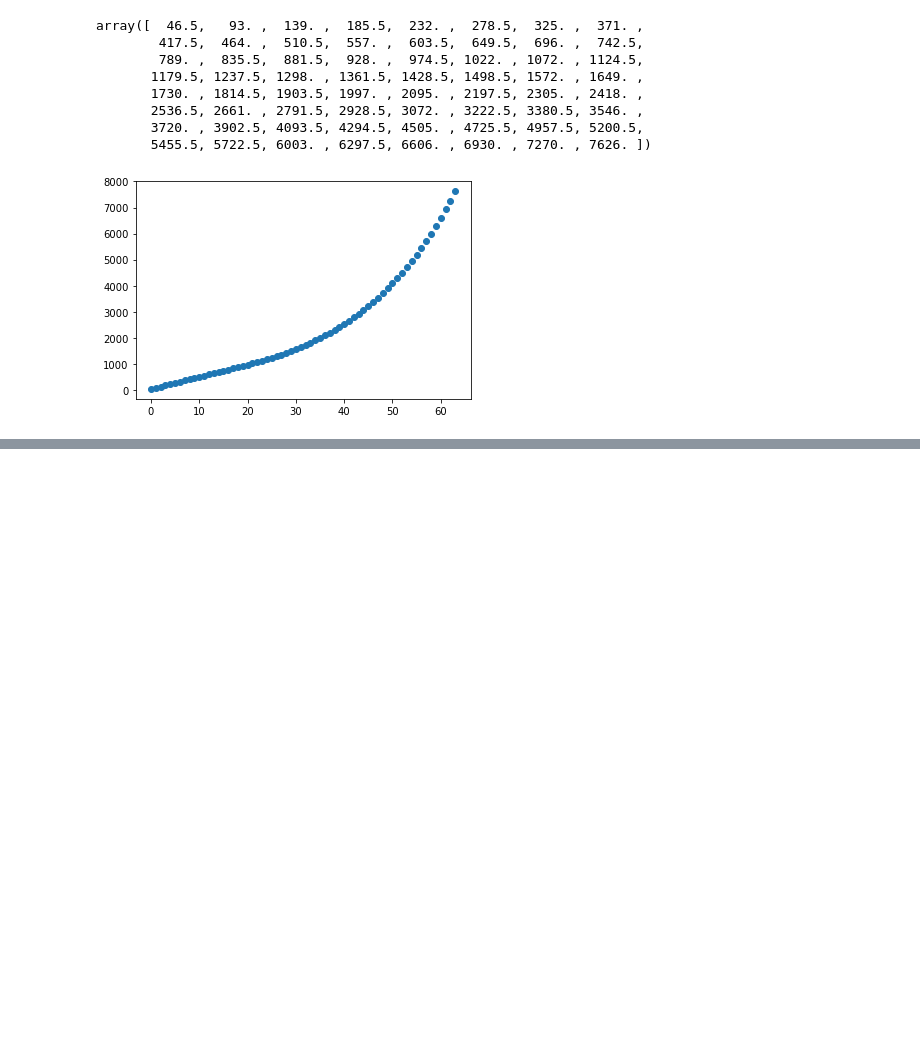
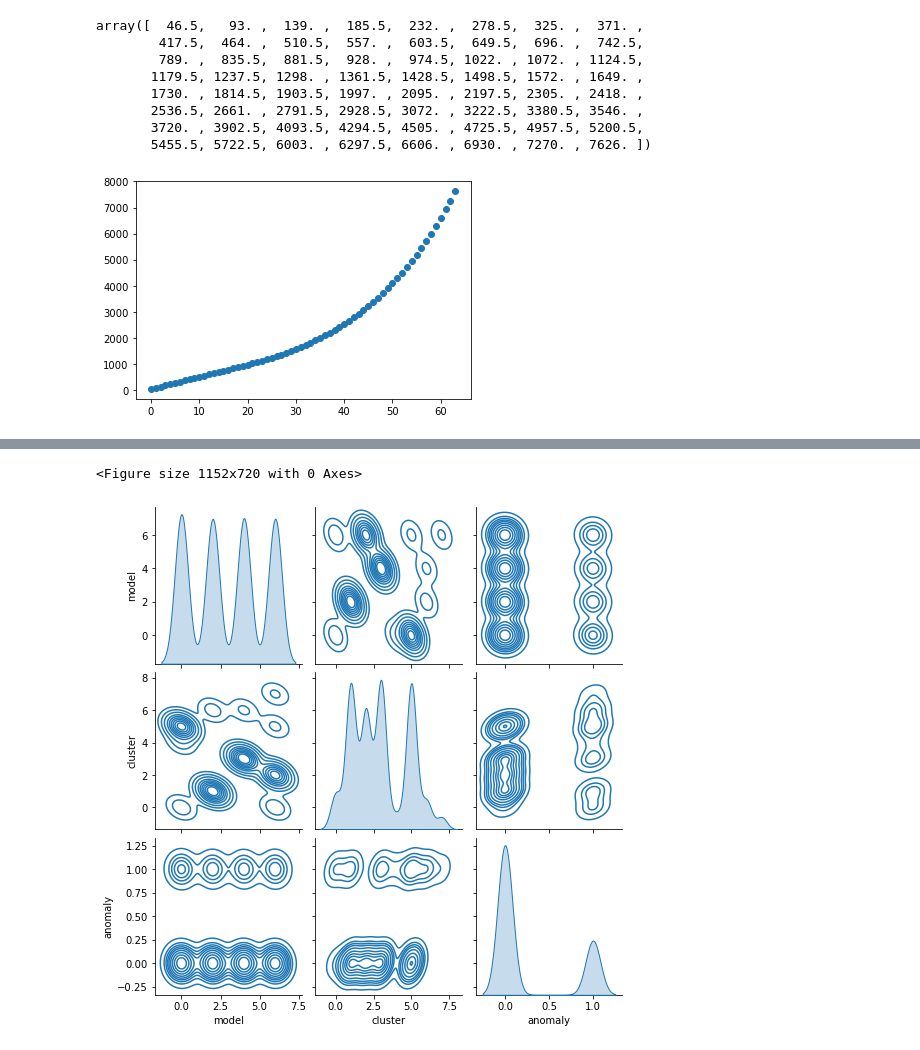
Before and after one commit to eceboran/AudioMalfunctionDetection, a Jupyter notebook: Code/Modeling/One-class SVM/unsupervised_fan.ipynb, the cells around one changed output, grey strips where cells are left out. Saved outputs shown, nothing was run; the diff lists cells and outputs as text; code cells hidden in the pictures; blank space fills up the shorter version.

```diff
--- a/Code/Modeling/One-class SVM/unsupervised_fan.ipynb
+++ b/Code/Modeling/One-class SVM/unsupervised_fan.ipynb
@@ -233,3 +342,10 @@ array([-1, -1, -1, ..., -1, -1, -1], dtype=int64)
+# %%
+plt.figure(figsize=(16,10))
+s = sns.pairplot(data=df_machine[['model','cluster','anomaly']],
+                   palette='viridis', kind="kde")
+# %% [output]
+<Figure size 1152x720 with 0 Axes>
+[figure, added]
 # %%
 # Add labels for training and test
 df_machine = add_train_test_labels_to_dataframe(df_machine, no_seed=12)
```
Also changed, not shown: parts of 27 cells of this notebook, 4 other files.
